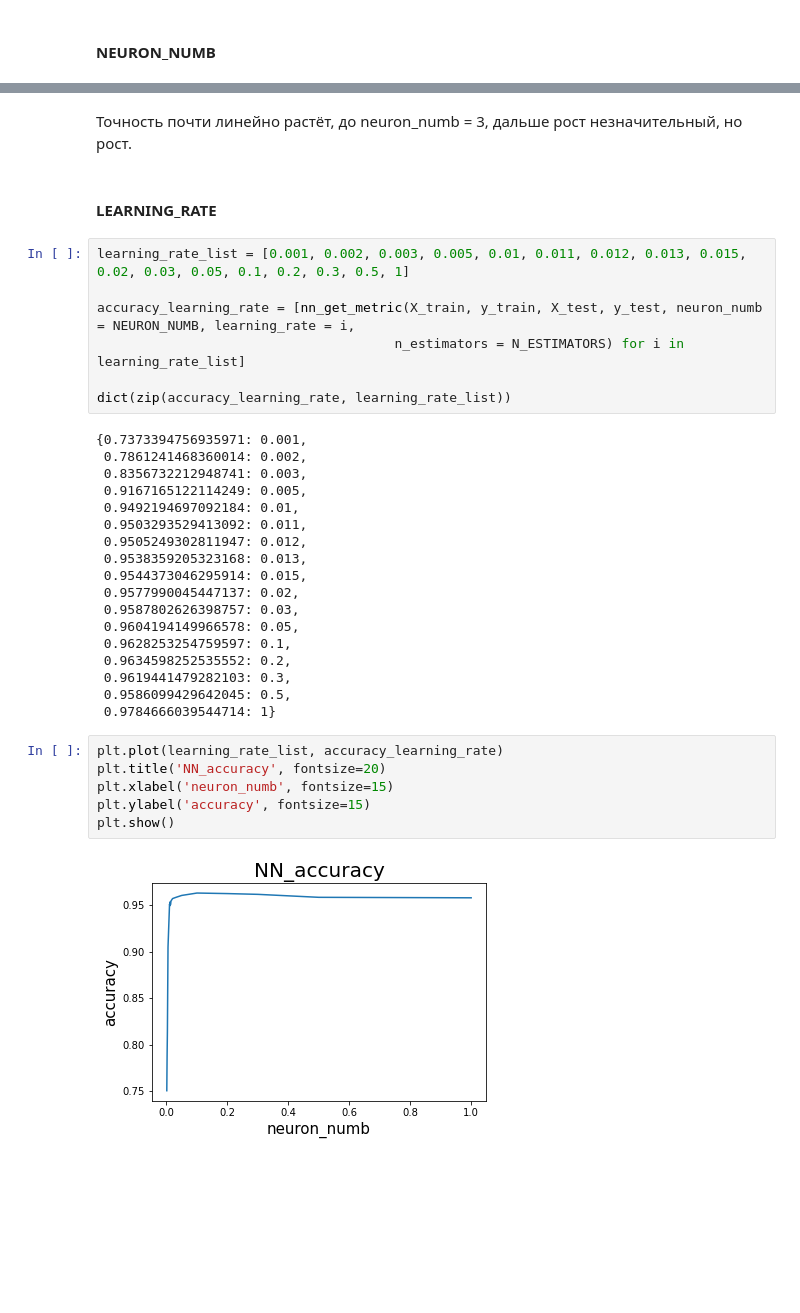
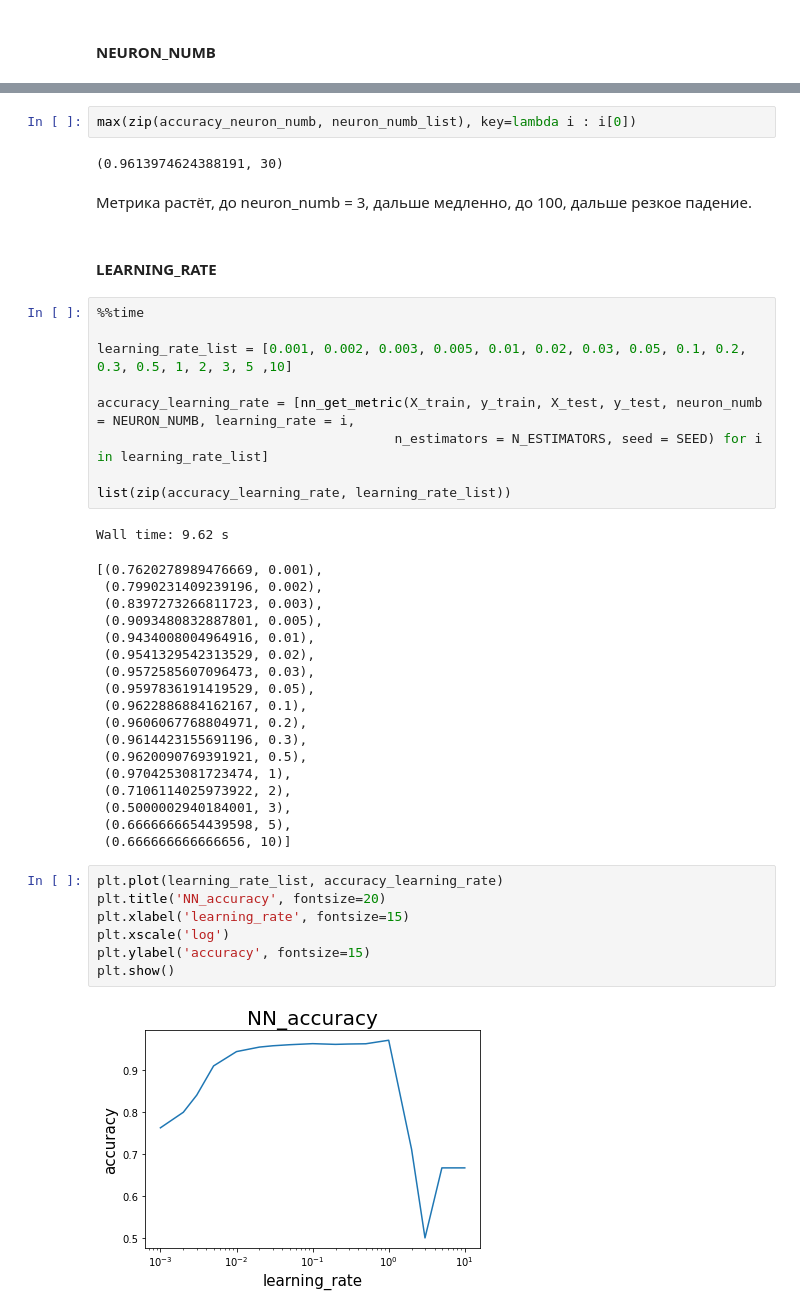
Before and after one commit to FKz11/Neural_Network, a Jupyter notebook: lesson-1.ipynb, the cells around one changed output, grey strips where cells are left out. Drawn from its saved outputs; the diff is of its cells as text; blank space fills up the shorter version.

```diff
--- a/lesson-1.ipynb
+++ b/lesson-1.ipynb
@@ -236,37 +226,45 @@ plt.show()
-# %% [markdown]
-Точность почти линейно растёт, до neuron_numb = 3, дальше рост незначительный, но рост.
+# %%
+max(zip(accuracy_neuron_numb, neuron_numb_list), key=lambda i : i[0])
+# %% [output]
+(0.9613974624388191, 30)
+# %% [markdown]
+Метрика растёт, до neuron_numb = 3, дальше медленно, до 100, дальше резкое падение.
 # %% [markdown]
 #### LEARNING_RATE
 # %%
-learning_rate_list = [0.001, 0.002, 0.003, 0.005, 0.01, 0.011, 0.012, 0.013, 0.015, 0.02, 0.03, 0.05, 0.1, 0.2, 0.3, 0.5, 1]
+%%time
+
+learning_rate_list = [0.001, 0.002, 0.003, 0.005, 0.01, 0.02, 0.03, 0.05, 0.1, 0.2, 0.3, 0.5, 1, 2, 3, 5 ,10]
 
 accuracy_learning_rate = [nn_get_metric(X_train, y_train, X_test, y_test, neuron_numb = NEURON_NUMB, learning_rate = i,
-                                      n_estimators = N_ESTIMATORS) for i in learning_rate_list]
+                                      n_estimators = N_ESTIMATORS, seed = SEED) for i in learning_rate_list]
 
-dict(zip(accuracy_learning_rate, learning_rate_list))
+list(zip(accuracy_learning_rate, learning_rate_list))
 # %% [output]
-{0.7373394756935971: 0.001,
- 0.7861241468360014: 0.002,
- 0.8356732212948741: 0.003,
- 0.9167165122114249: 0.005,
- 0.9492194697092184: 0.01,
- 0.9503293529413092: 0.011,
- 0.9505249302811947: 0.012,
- 0.9538359205323168: 0.013,
- 0.9544373046295914: 0.015,
- 0.9577990045447137: 0.02,
- 0.9587802626398757: 0.03,
- 0.9604194149966578: 0.05,
- 0.9628253254759597: 0.1,
- 0.9634598252535552: 0.2,
- 0.9619441479282103: 0.3,
- 0.9586099429642045: 0.5,
- 0.9784666039544714: 1}
+Wall time: 9.62 s
+[(0.7620278989476669, 0.001),
+ (0.7990231409239196, 0.002),
+ (0.8397273266811723, 0.003),
+ (0.9093480832887801, 0.005),
+ (0.9434008004964916, 0.01),
+ (0.9541329542313529, 0.02),
+ (0.9572585607096473, 0.03),
+ (0.9597836191419529, 0.05),
+ (0.9622886884162167, 0.1),
+ (0.9606067768804971, 0.2),
+ (0.9614423155691196, 0.3),
+ (0.9620090769391921, 0.5),
+ (0.9704253081723474, 1),
+ (0.7106114025973922, 2),
+ (0.5000002940184001, 3),
+ (0.6666666654439598, 5),
+ (0.666666666666656, 10)]
 # %%
 plt.plot(learning_rate_list, accuracy_learning_rate)
 plt.title('NN_accuracy', fontsize=20)
-plt.xlabel('neuron_numb', fontsize=15)
+plt.xlabel('learning_rate', fontsize=15)
+plt.xscale('log')
 plt.ylabel('accuracy', fontsize=15)
 plt.show()
 # %% [output]
-[figure, old version]
+[figure, new version]
```
Also changed, not shown: parts of 39 cells of this notebook.
